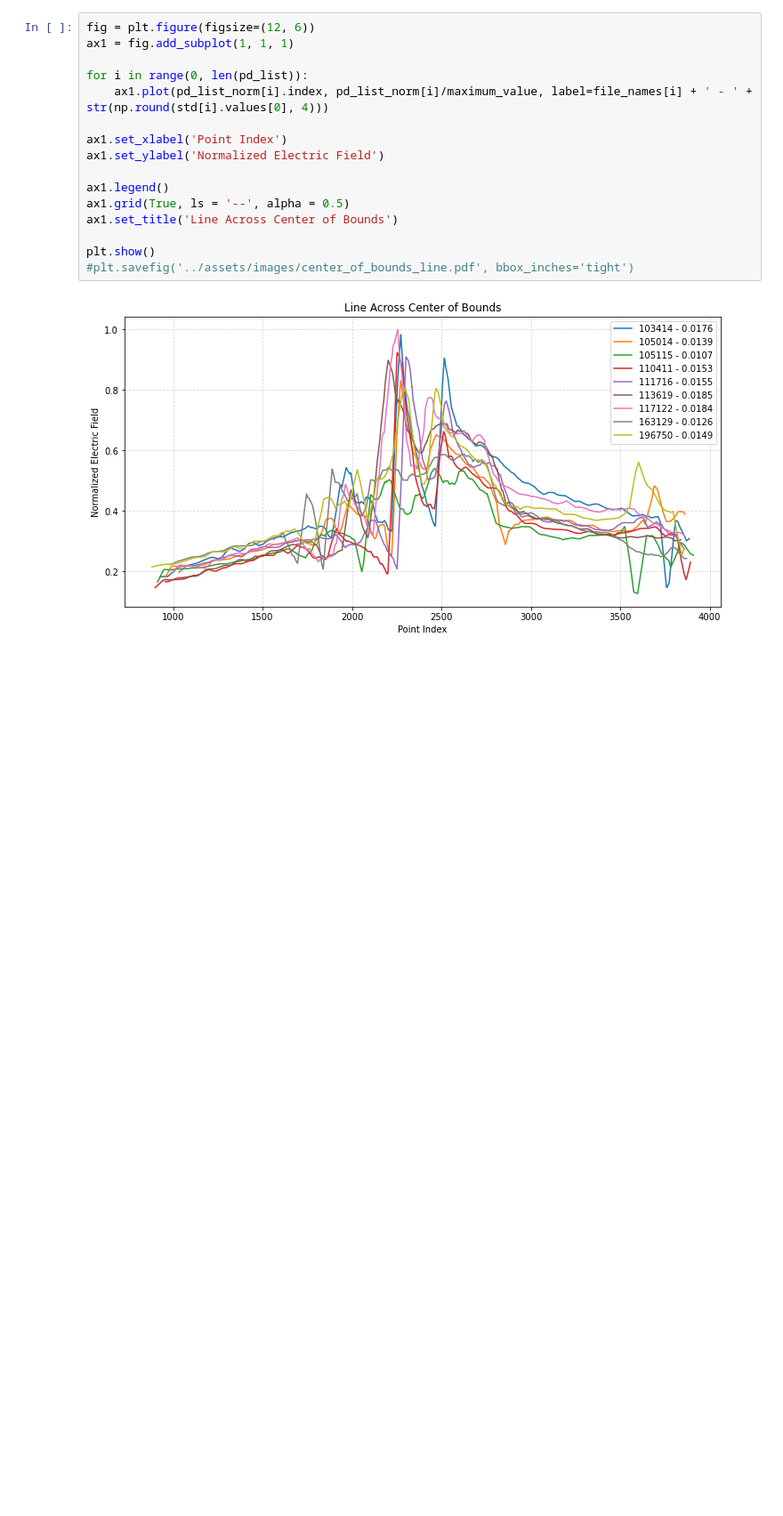
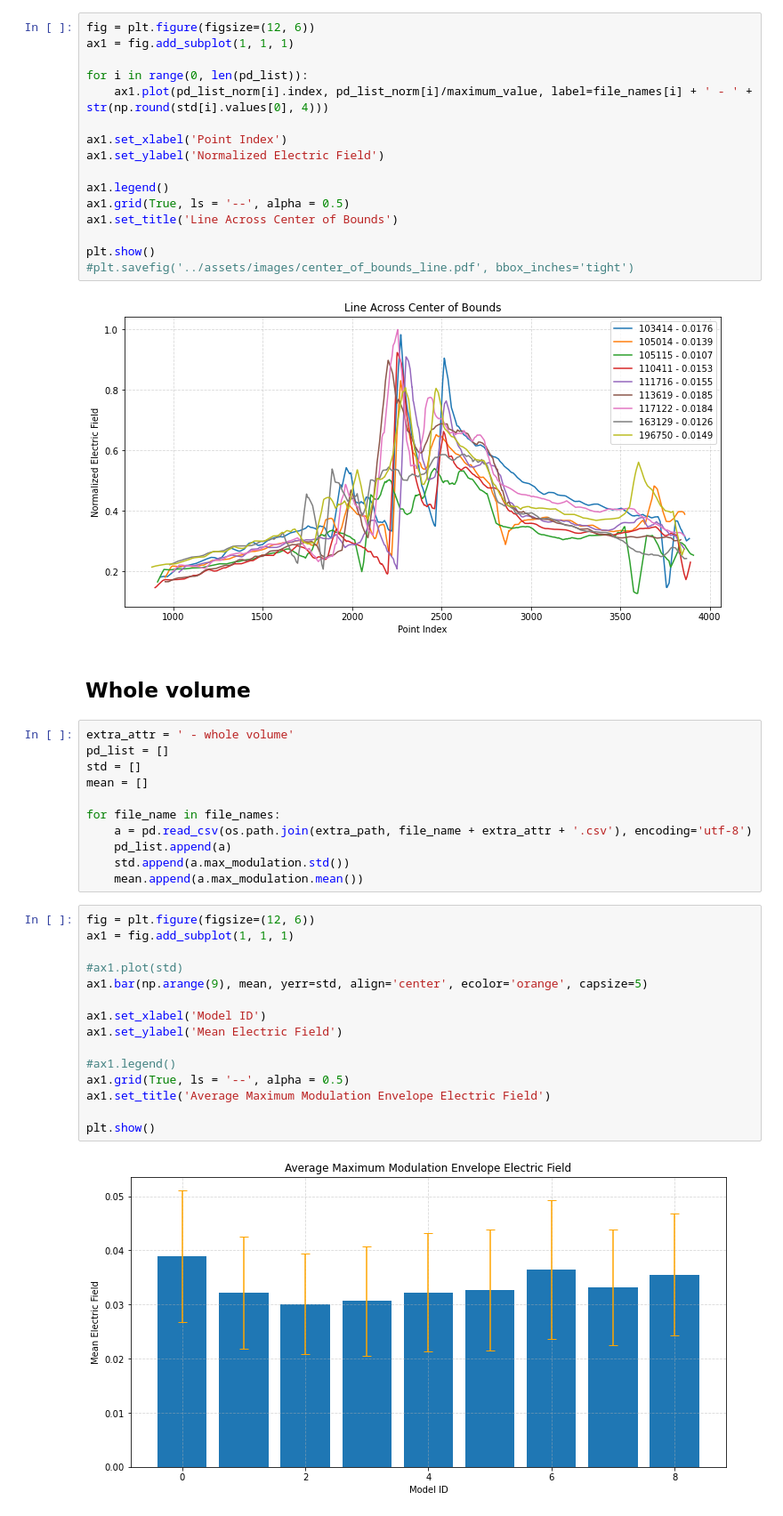
Before and after one commit to dimst23/BSc-Thesis, a Jupyter notebook: Supporting Scripts/figure_generation.ipynb, the cells around one changed output. Shown at 89% size. Saved outputs shown, nothing was run; the diff lists cells and outputs as text; blank space fills up the shorter version.

```diff
--- a/Supporting Scripts/figure_generation.ipynb
+++ b/Supporting Scripts/figure_generation.ipynb
@@ -221,3 +225,33 @@ plt.show()
 #plt.savefig('../assets/images/center_of_bounds_line.pdf', bbox_inches='tight')
 # %% [output]
 [figure]
+# %% [markdown]
+## Whole volume
+# %%
+extra_attr = ' - whole volume'
+pd_list = []
+std = []
+mean = []
+
+for file_name in file_names:
+    a = pd.read_csv(os.path.join(extra_path, file_name + extra_attr + '.csv'), encoding='utf-8')
+    pd_list.append(a)
+    std.append(a.max_modulation.std())
+    mean.append(a.max_modulation.mean())
+# %%
+fig = plt.figure(figsize=(12, 6))
+ax1 = fig.add_subplot(1, 1, 1)
+
+#ax1.plot(std)
+ax1.bar(np.arange(9), mean, yerr=std, align='center', ecolor='orange', capsize=5)
+
+ax1.set_xlabel('Model ID')
+ax1.set_ylabel('Mean Electric Field')
+
+#ax1.legend()
+ax1.grid(True, ls = '--', alpha = 0.5)
+ax1.set_title('Average Maximum Modulation Envelope Electric Field')
+
+plt.show()
+# %% [output]
+[figure, added]
```
Also changed, not shown: parts of 13 cells of this notebook, 47 other files.
